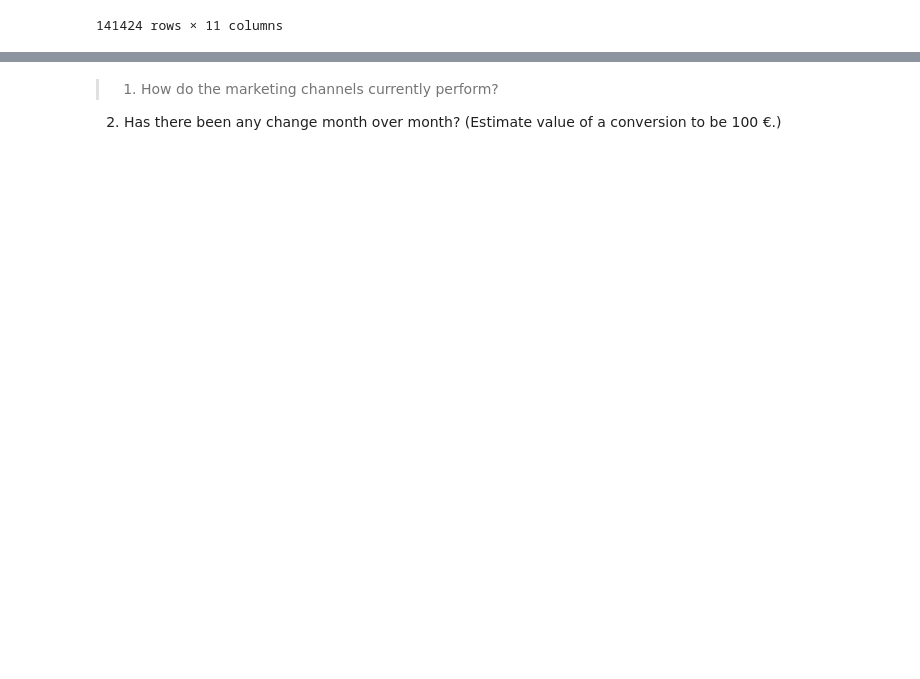
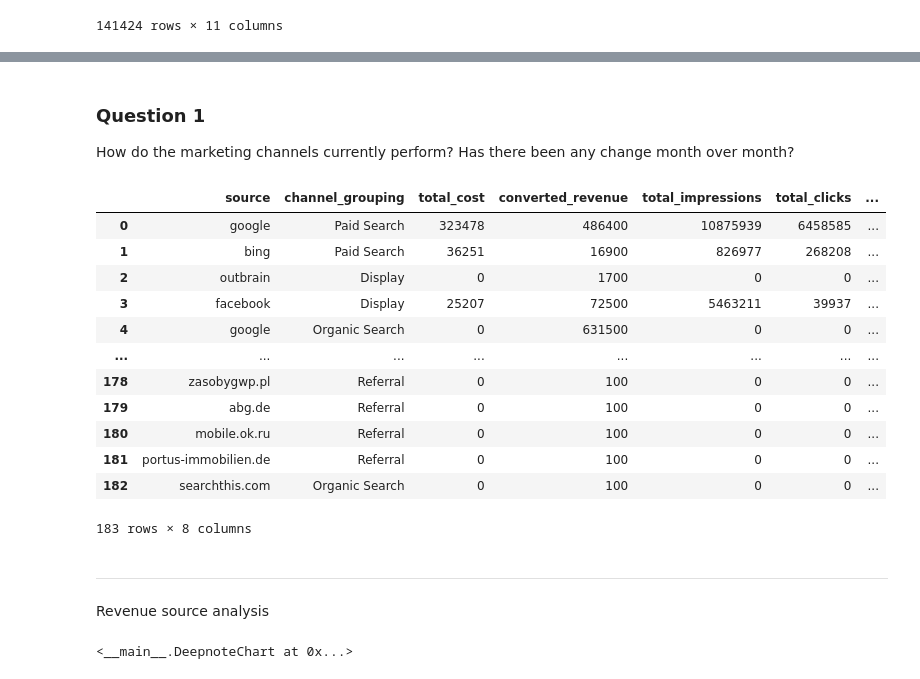
Before and after one commit to camiladwa/case_study, a Jupyter notebook: deepnote/sc24/sc24 - Improving marketing effectiveness.ipynb, the cells around one changed output, grey strips where cells are left out. Cells and saved outputs as stored; diff of their text form; code cells hidden in the pictures; blank space fills up the shorter version.

```diff
--- a/deepnote/sc24/sc24 - Improving marketing effectiveness.ipynb
+++ b/deepnote/sc24/sc24 - Improving marketing effectiveness.ipynb
@@ -80,3 +96,27 @@ traffic
 # %% [markdown]
-> 1. How do the marketing channels currently perform?
-2. Has there been any change month over month? (Estimate value of a conversion to be 100 €.)
+### Question 1
+How do the marketing channels currently perform? Has there been any change month over month?
+# %%
+revenue_by_channel = _deepnote_execute_sql('SELECT\n    source\n    , channel_grouping\n    , SUM(spend)::INT AS total_cost\n    , SUM(conversion) * 100 AS converted_revenue    \n    , SUM(impressions) AS total_impressions\n    , SUM(clicks) AS total_clicks\n    , SUM(clicks) / SUM(impressions) AS click_through_rate\n    , SUM(conversion) AS total_conversions\nFROM funnel\nGROUP BY 1,2\nHAVING total_conversions > 0\n', 'SQL_DEEPNOTE_DATAFRAME_SQL', audit_sql_comment='', sql_cache_mode='cache_disabled')
+revenue_by_channel
+# %% [output]
+|  | source | channel_grouping | total_cost | converted_revenue | total_impressions | total_clicks | ... |
+| 0 | google | Paid Search | 323478 | 486400 | 10875939 | 6458585 | ... |
+| 1 | bing | Paid Search | 36251 | 16900 | 826977 | 268208 | ... |
+| 2 | outbrain | Display | 0 | 1700 | 0 | 0 | ... |
+| 3 | facebook | Display | 25207 | 72500 | 5463211 | 39937 | ... |
+| 4 | google | Organic Search | 0 | 631500 | 0 | 0 | ... |
+| ... | ... | ... | ... | ... | ... | ... | ... |
+| 178 | zasobygwp.pl | Referral | 0 | 100 | 0 | 0 | ... |
+| 179 | abg.de | Referral | 0 | 100 | 0 | 0 | ... |
+| 180 | mobile.ok.ru | Referral | 0 | 100 | 0 | 0 | ... |
+| 181 | portus-immobilien.de | Referral | 0 | 100 | 0 | 0 | ... |
+| 182 | searchthis.com | Organic Search | 0 | 100 | 0 | 0 | ... |
+183 rows × 8 columns
+# %% [markdown]
+----
+Revenue source analysis
+# %%
+DeepnoteChart(revenue_by_channel, """{"layer":[{"layer":[{"mark":{"clip":true,"type":"bar","color":"#4c78a8","tooltip":true},"encoding":{"x":{"axis":{"grid":false,"title":"Value "},"sort":null,"type":"quantitative","field":"converted_revenue","scale":{"type":"linear"},"format":{"type":"default","decimals":null},"aggregate":"sum","formatType":"numberFormatFromNumberType"},"y":{"axis":{"grid":false},"sort":null,"type":"nominal","field":"channel_grouping","scale":{"type":"linear"}},"color":{"datum":"Converted revenue"},"yOffset":{"datum":"Converted revenue"}}}]},{"layer":[{"mark":{"clip":true,"type":"bar","color":"#f58518","tooltip":true},"encoding":{"x":{"axis":{"grid":false},"sort":null,"type":"quantitative","field":"total_cost","scale":{"type":"linear"},"format":{"type":"default","decimals":null},"aggregate":"sum","formatType":"numberFormatFromNumberType"},"y":{"axis":{"grid":false},"sort":null,"type":"nominal","field":"channel_grouping","scale":{"type":"linear"}},"color":{"datum":"Cost"},"yOffset":{"datum":"Cost"}}}]}],"title":"","config":{"legend":{"orient":"top"}},"$schema":"https://vega.github.io/schema/vega-lite/v5.json","encoding":{}}""")
+# %% [output]
+<__main__.DeepnoteChart at 0x...>
```
Also changed, not shown: parts of 37 cells of this notebook.
